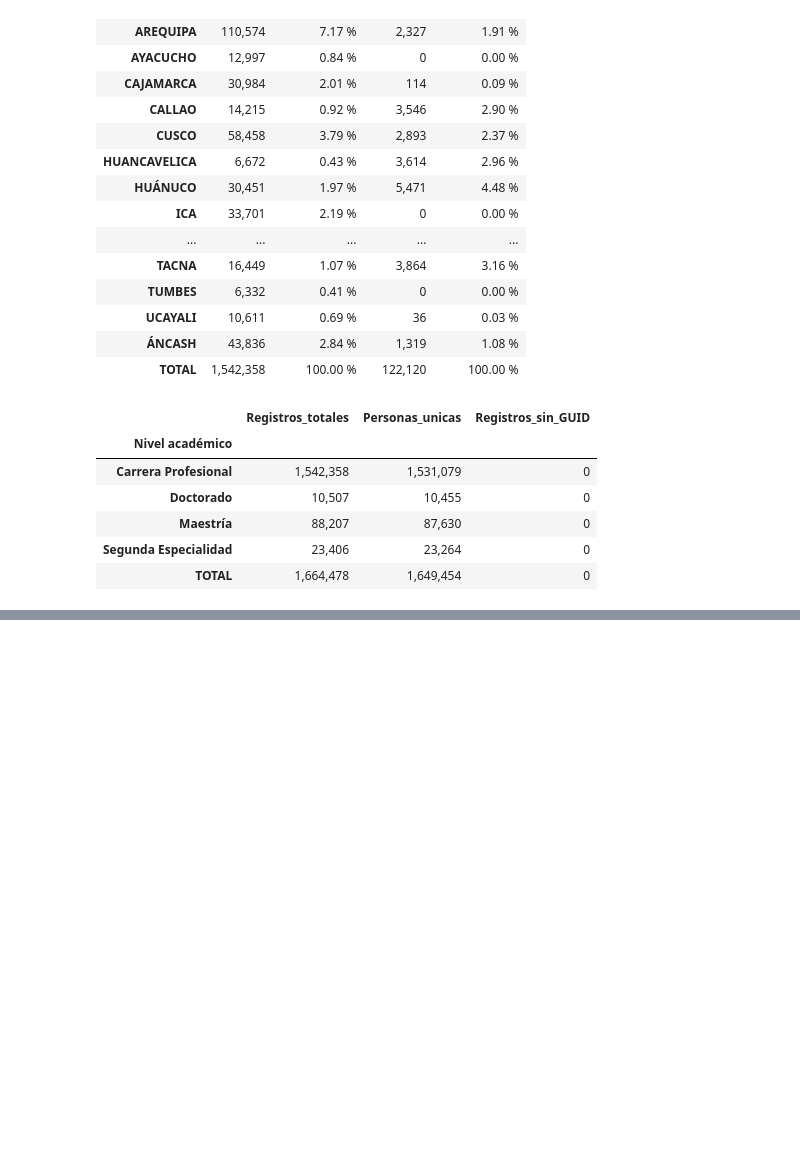
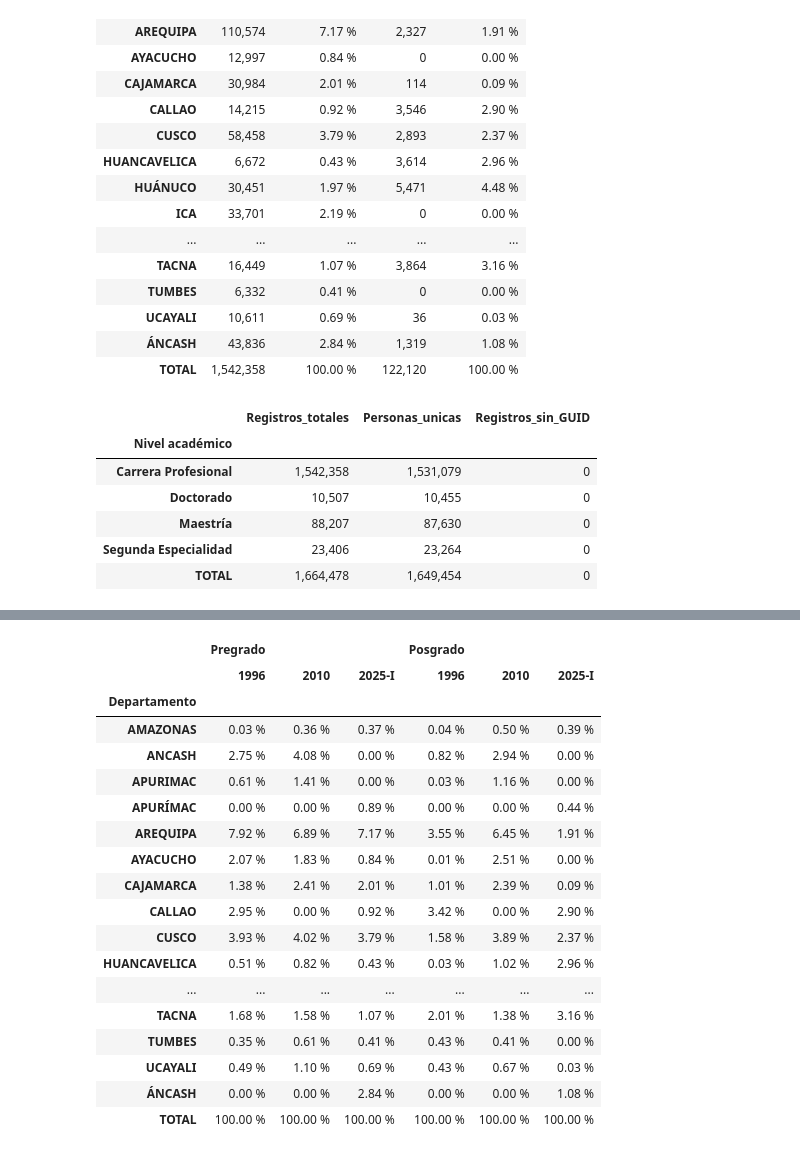
Before and after one commit to DanielPajita/educacion-universitaria-peru, a Jupyter notebook: 3_Códigos/01_exploracion_poblacion_estudiantil.ipynb, the cells around one changed output, grey strips where cells are left out. Saved outputs shown, nothing was run; the diff lists cells and outputs as text; code cells hidden in the pictures; blank space fills up the shorter version.

```diff
--- a/3_Códigos/01_exploracion_poblacion_estudiantil.ipynb
+++ b/3_Códigos/01_exploracion_poblacion_estudiantil.ipynb
@@ -616,0 +893,31 @@ display(
+# %%
+# Porcentajes por departamento, nivel y año
+tabla_porcentajes_departamentos = (
+    tabla_comparativa_departamentos
+    .div(tabla_comparativa_departamentos.loc["TOTAL"], axis=1)
+    .mul(100)
+)
+
+display(
+    tabla_porcentajes_departamentos.style.format("{:.2f} %")
+)
+# %% [output]
+|  | Pregrado |  |  | Posgrado |  |  |
+|  | 1996 | 2010 | 2025-I | 1996 | 2010 | 2025-I |
+| Departamento |  |  |  |  |  |  |
+| AMAZONAS | 0.03 % | 0.36 % | 0.37 % | 0.04 % | 0.50 % | 0.39 % |
+| ANCASH | 2.75 % | 4.08 % | 0.00 % | 0.82 % | 2.94 % | 0.00 % |
+| APURIMAC | 0.61 % | 1.41 % | 0.00 % | 0.03 % | 1.16 % | 0.00 % |
+| APURÍMAC | 0.00 % | 0.00 % | 0.89 % | 0.00 % | 0.00 % | 0.44 % |
+| AREQUIPA | 7.92 % | 6.89 % | 7.17 % | 3.55 % | 6.45 % | 1.91 % |
+| AYACUCHO | 2.07 % | 1.83 % | 0.84 % | 0.01 % | 2.51 % | 0.00 % |
+| CAJAMARCA | 1.38 % | 2.41 % | 2.01 % | 1.01 % | 2.39 % | 0.09 % |
+| CALLAO | 2.95 % | 0.00 % | 0.92 % | 3.42 % | 0.00 % | 2.90 % |
+| CUSCO | 3.93 % | 4.02 % | 3.79 % | 1.58 % | 3.89 % | 2.37 % |
+| HUANCAVELICA | 0.51 % | 0.82 % | 0.43 % | 0.03 % | 1.02 % | 2.96 % |
+| ... | ... | ... | ... | ... | ... | ... |
+| TACNA | 1.68 % | 1.58 % | 1.07 % | 2.01 % | 1.38 % | 3.16 % |
+| TUMBES | 0.35 % | 0.61 % | 0.41 % | 0.43 % | 0.41 % | 0.00 % |
+| UCAYALI | 0.49 % | 1.10 % | 0.69 % | 0.43 % | 0.67 % | 0.03 % |
+| ÁNCASH | 0.00 % | 0.00 % | 2.84 % | 0.00 % | 0.00 % | 1.08 % |
+| TOTAL | 100.00 % | 100.00 % | 100.00 % | 100.00 % | 100.00 % | 100.00 % |
```
Also changed, not shown: parts of 13 cells of this notebook.
